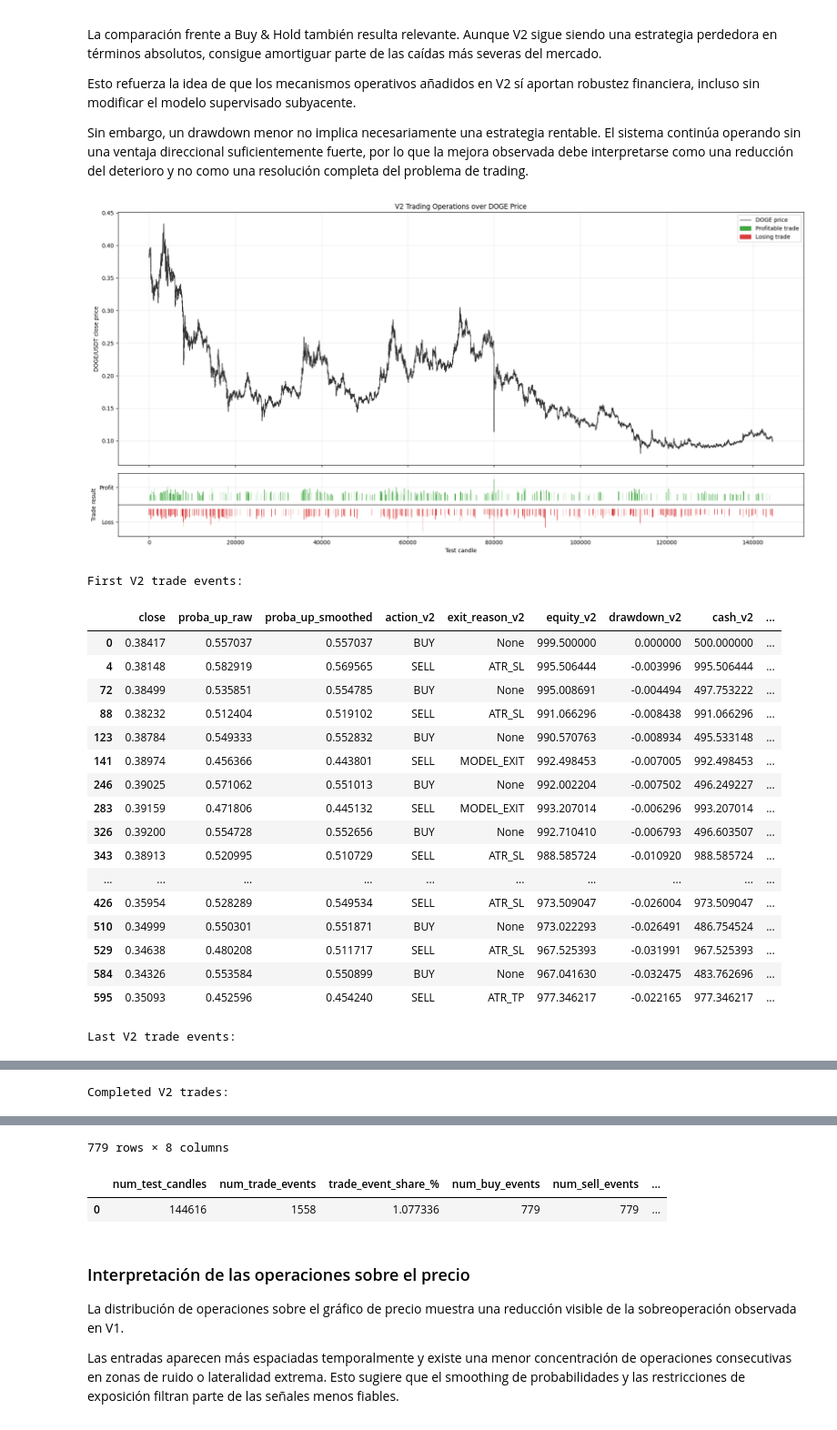
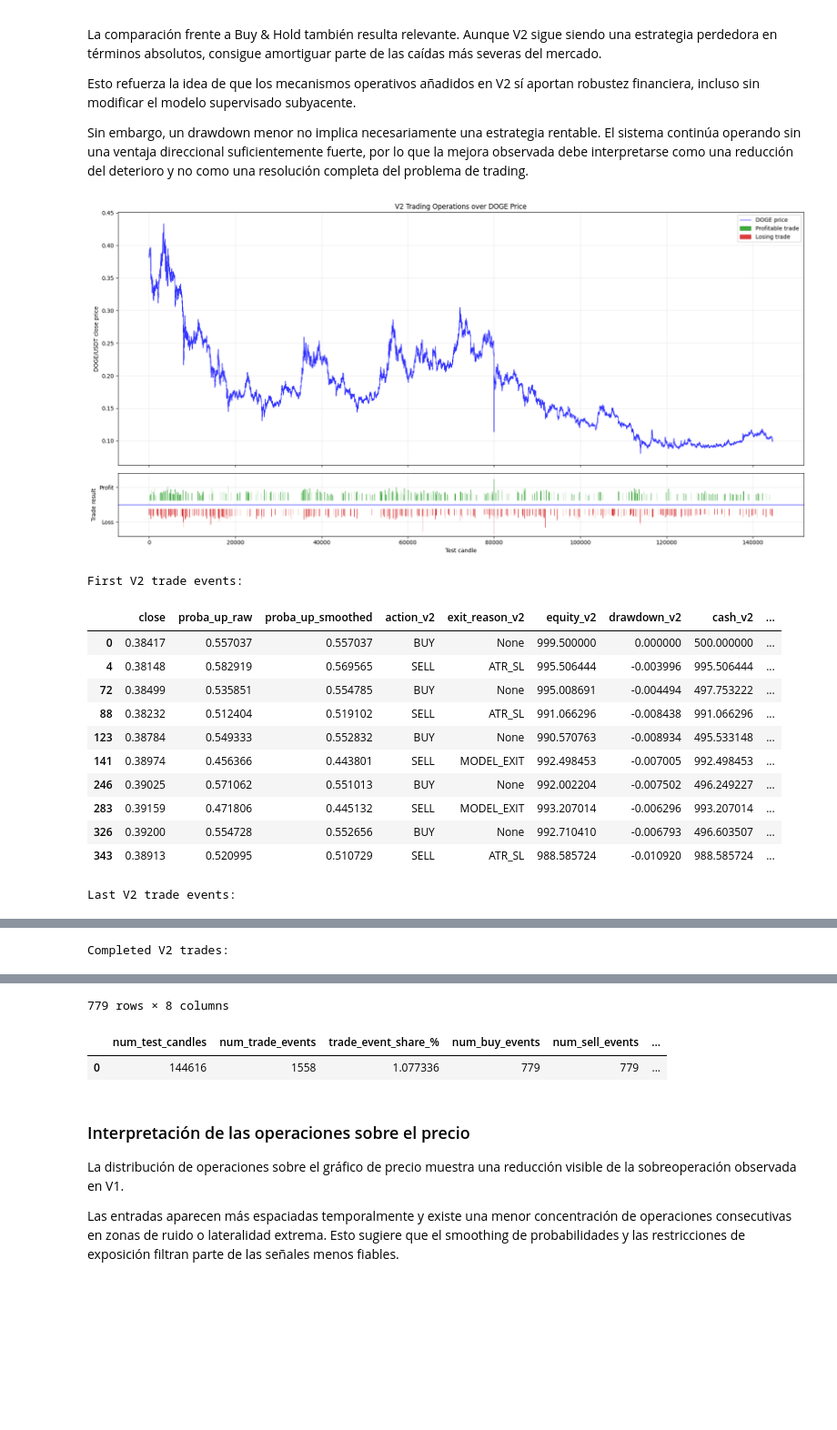
Before and after one commit to Prograwomack/tfm, a Jupyter notebook: notebooks/06_backtesting_v2.ipynb, the cells around one changed output, grey strips where cells are left out. Shown at 91% size. Saved outputs shown, nothing was run; the diff lists cells and outputs as text; code cells hidden in the pictures; blank space fills up the shorter version.

```diff
--- a/notebooks/06_backtesting_v2.ipynb
+++ b/notebooks/06_backtesting_v2.ipynb
@@ -866,7 +866,7 @@ fig, (ax_price, ax_trades) = plt.subplots(
 ax_price.plot(
     x,
     price,
-    color="black",
+    color="blue",
     linewidth=1.0,
     alpha=0.8,
     label="DOGE price"
@@ -919,7 +919,7 @@ if not trades_v2_df.empty:
 
         ax_trades.add_patch(rect)
 
-ax_trades.axhline(0, color="black", linewidth=0.8)
+ax_trades.axhline(0, color="blue", linewidth=0.8)
 
 ax_trades.set_ylim(-1.1, 1.1)
 
@@ -967,34 +967,34 @@ trade_events_v2_df = bt_v2.loc[
 ].copy()
 
 print("First V2 trade events:")
 display(trade_events_v2_df.head(10))
 
 print("Last V2 trade events:")
 display(trade_events_v2_df.tail(10))
 
 print("Completed V2 trades:")
 display(trades_v2_df)
 
 trade_frequency_summary_df = pd.DataFrame([{
     "num_test_candles": len(bt_v2),
     "num_trade_events": len(trade_events_v2_df),
     "trade_event_share_%": len(trade_events_v2_df) / len(bt_v2) * 100,
     "num_buy_events": int((bt_v2["action_v2"] == "BUY").sum()),
     "num_sell_events": int((bt_v2["action_v2"] == "SELL").sum()),
     "num_hold_events": int((bt_v2["action_v2"] == "HOLD").sum()),
     "num_completed_trades": len(trades_v2_df),
     "profitable_trades": int((trades_v2_df["pnl_pct"] >= 0).sum()) if len(trades_v2_df) > 0 else 0,
     "losing_trades": int((trades_v2_df["pnl_pct"] < 0).sum()) if len(trades_v2_df) > 0 else 0,
     "win_rate_%": (trades_v2_df["pnl_pct"] >= 0).mean() * 100 if len(trades_v2_df) > 0 else np.nan,
     "avg_trade_pnl_%": trades_v2_df["pnl_pct"].mean() if len(trades_v2_df) > 0 else np.nan,
     "median_trade_pnl_%": trades_v2_df["pnl_pct"].median() if len(trades_v2_df) > 0 else np.nan,
     "avg_trade_duration_bars": trades_v2_df["duration_bars"].mean() if len(trades_v2_df) > 0 else np.nan,
     "avg_candles_per_trade_event": len(bt_v2) / len(trade_events_v2_df) if len(trade_events_v2_df) > 0 else np.nan,
 }])
 
 display(trade_frequency_summary_df)
 # %% [output]
-[figure, old version]
+[figure, new version]
 First V2 trade events:
 |  | close | proba_up_raw | proba_up_smoothed | action_v2 | exit_reason_v2 | equity_v2 | drawdown_v2 | cash_v2 | ... |
 | 0 | 0.38417 | 0.557037 | 0.557037 | BUY | None | 999.500000 | 0.000000 | 500.000000 | ... |
@@ -1007,11 +1007,5 @@ First V2 trade events:
 | 283 | 0.39159 | 0.471806 | 0.445132 | SELL | MODEL_EXIT | 993.207014 | -0.006296 | 993.207014 | ... |
 | 326 | 0.39200 | 0.554728 | 0.552656 | BUY | None | 992.710410 | -0.006793 | 496.603507 | ... |
 | 343 | 0.38913 | 0.520995 | 0.510729 | SELL | ATR_SL | 988.585724 | -0.010920 | 988.585724 | ... |
-| ... | ... | ... | ... | ... | ... | ... | ... | ... | ... |
-| 426 | 0.35954 | 0.528289 | 0.549534 | SELL | ATR_SL | 973.509047 | -0.026004 | 973.509047 | ... |
-| 510 | 0.34999 | 0.550301 | 0.551871 | BUY | None | 973.022293 | -0.026491 | 486.754524 | ... |
-| 529 | 0.34638 | 0.480208 | 0.511717 | SELL | ATR_SL | 967.525393 | -0.031991 | 967.525393 | ... |
-| 584 | 0.34326 | 0.553584 | 0.550899 | BUY | None | 967.041630 | -0.032475 | 483.762696 | ... |
-| 595 | 0.35093 | 0.452596 | 0.454240 | SELL | ATR_TP | 977.346217 | -0.022165 | 977.346217 | ... |
 Last V2 trade events:
 |  | close | proba_up_raw | proba_up_smoothed | action_v2 | exit_reason_v2 | equity_v2 | drawdown_v2 | cash_v2 | ... |
```
Also changed, not shown: parts of 1 cell of this notebook, 2 other files.
